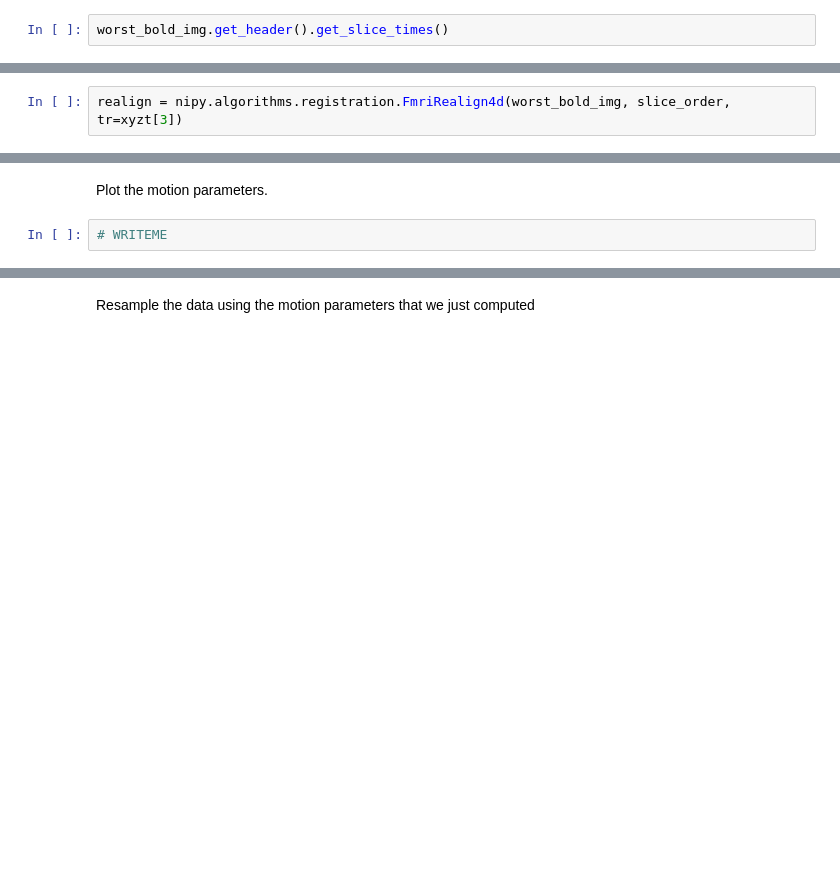
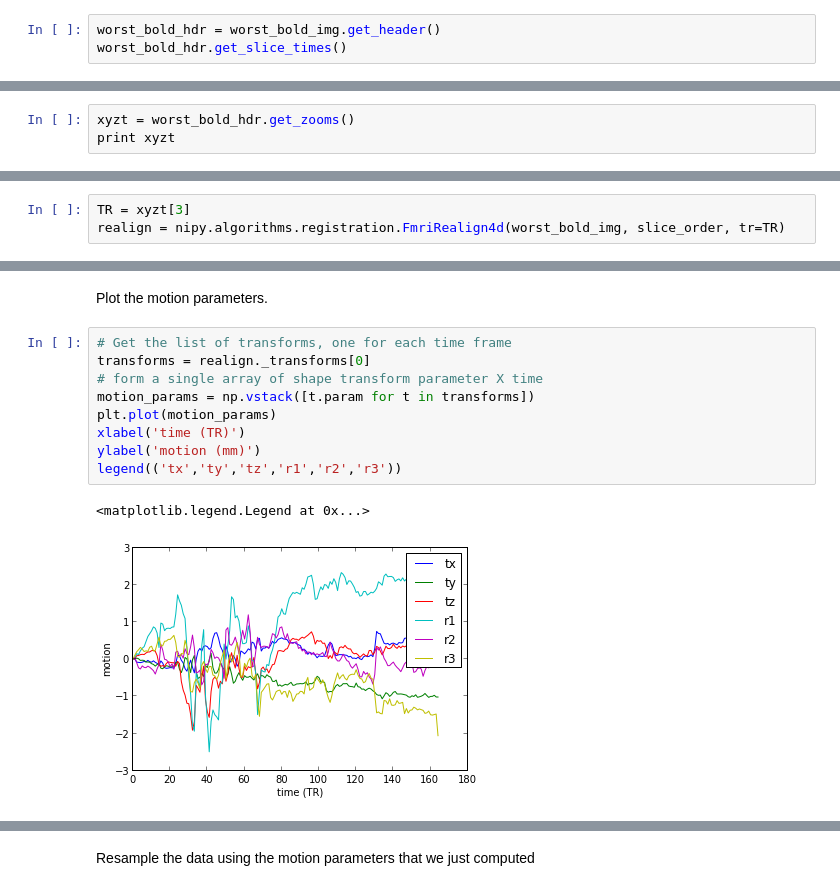
Before and after one commit to jbpoline/bayfmri, a Jupyter notebook: notebooks/003-fMRI_preprocessing.ipynb, the cells around one changed output, grey strips where cells are left out. Drawn from its saved outputs; the diff is of its cells as text; blank space fills up the shorter version.

```diff
--- a/notebooks/003-fMRI_preprocessing.ipynb
+++ b/notebooks/003-fMRI_preprocessing.ipynb
@@ -168,7 +180,8 @@ worst_bold_img = nib.load(worst_bold_fname)
 # %% [markdown]
 To properly do the slice-time correction, we need to know the slice acquisition order. Ideally, you will get this from the image header. Unfortunately, that information is not always set properly, as in the data that we are analyzing:
 # %%
-worst_bold_img.get_header().get_slice_times()
+worst_bold_hdr = worst_bold_img.get_header()
+worst_bold_hdr.get_slice_times()
 # %% [output]
 HeaderDataError: Slice dimension not set in header dim_info
 # %% [markdown]
@@ -183,0 +196,3 @@ WRITEME
+# %%
+xyzt = worst_bold_hdr.get_zooms()
+print xyzt
@@ -184,3 +203,4 @@ WRITEME
 # %%
-realign = nipy.algorithms.registration.FmriRealign4d(worst_bold_img, slice_order, tr=xyzt[3])
+TR = xyzt[3]
+realign = nipy.algorithms.registration.FmriRealign4d(worst_bold_img, slice_order, tr=TR)
 # %% [markdown]
@@ -207,5 +227,15 @@ Estimating motion at time frame 21/165...
 Optimization terminated successfully.
 # %% [markdown]
 Plot the motion parameters.
-# %%
-# WRITEME
+# %%
+# Get the list of transforms, one for each time frame
+transforms = realign._transforms[0]
+# form a single array of shape transform parameter X time
+motion_params = np.vstack([t.param for t in transforms])
+plt.plot(motion_params)
+xlabel('time (TR)')
+ylabel('motion (mm)')
+legend(('tx','ty','tz','r1','r2','r3'))
+# %% [output]
+<matplotlib.legend.Legend at 0x...>
+[figure, added]
```
Also changed, not shown: parts of 36 cells of this notebook.
